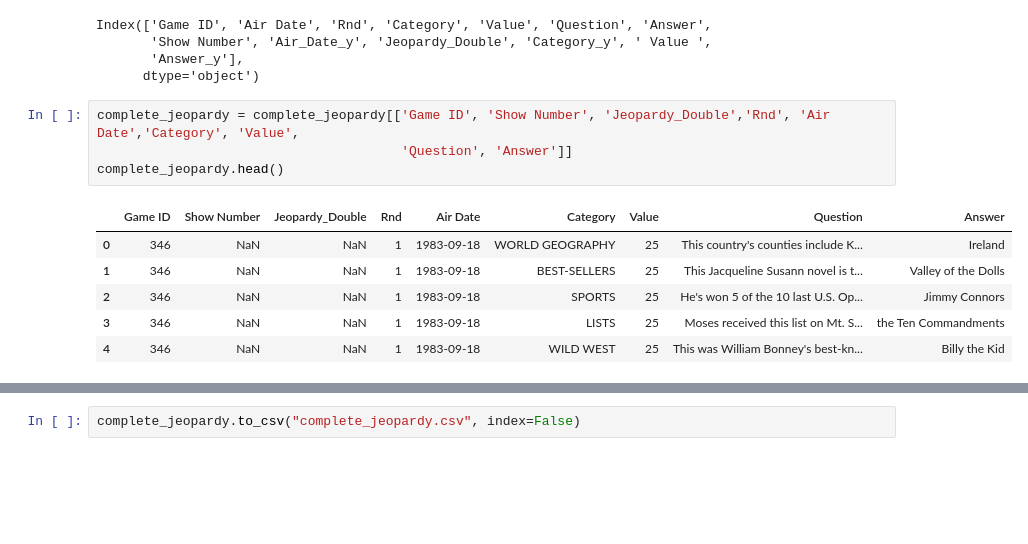
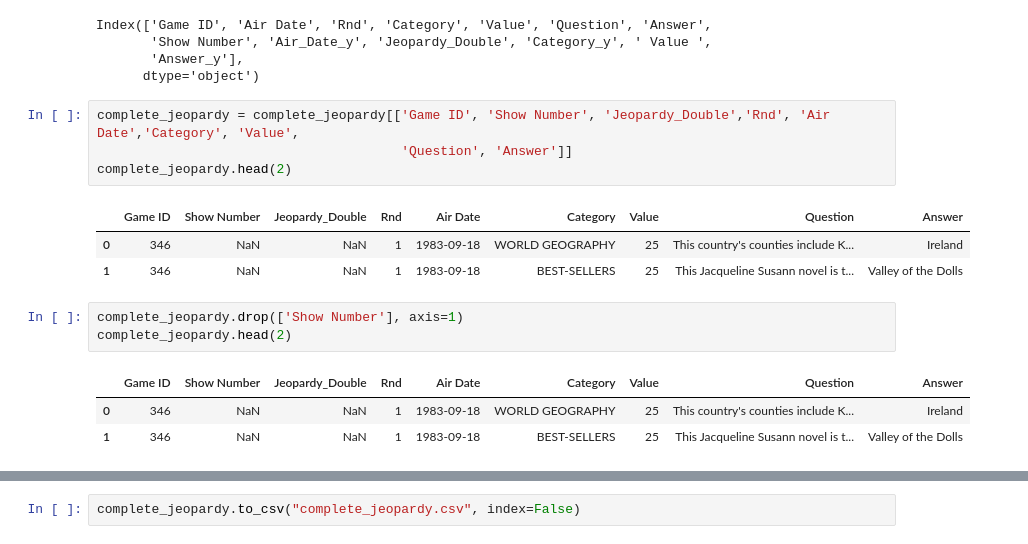
Before and after one commit to minwiley/ETL-Jeopardy, a Jupyter notebook: Jeopardy_ETL.ipynb, the cells around one changed output, grey strips where cells are left out. Cells and saved outputs as stored; diff of their text form; blank space fills up the shorter version.

```diff
--- a/Jeopardy_ETL.ipynb
+++ b/Jeopardy_ETL.ipynb
@@ -105,11 +79,15 @@ Index(['Game ID', 'Air Date', 'Rnd', 'Category', 'Value', 'Question', 'Answer',
 # %%
 complete_jeopardy = complete_jeopardy[['Game ID', 'Show Number', 'Jeopardy_Double','Rnd', 'Air Date','Category', 'Value',
                                        'Question', 'Answer']]
-complete_jeopardy.head()
+complete_jeopardy.head(2)
 # %% [output]
 |  | Game ID | Show Number | Jeopardy_Double | Rnd | Air Date | Category | Value | Question | Answer |
 | 0 | 346 | NaN | NaN | 1 | 1983-09-18 | WORLD GEOGRAPHY | 25 | This country's counties include K... | Ireland |
 | 1 | 346 | NaN | NaN | 1 | 1983-09-18 | BEST-SELLERS | 25 | This Jacqueline Susann novel is t... | Valley of the Dolls |
-| 2 | 346 | NaN | NaN | 1 | 1983-09-18 | SPORTS | 25 | He's won 5 of the 10 last U.S. Op... | Jimmy Connors |
-| 3 | 346 | NaN | NaN | 1 | 1983-09-18 | LISTS | 25 | Moses received this list on Mt. S... | the Ten Commandments |
-| 4 | 346 | NaN | NaN | 1 | 1983-09-18 | WILD WEST | 25 | This was William Bonney's best-kn... | Billy the Kid |
+# %%
+complete_jeopardy.drop(['Show Number'], axis=1)
+complete_jeopardy.head(2)
+# %% [output]
+|  | Game ID | Show Number | Jeopardy_Double | Rnd | Air Date | Category | Value | Question | Answer |
+| 0 | 346 | NaN | NaN | 1 | 1983-09-18 | WORLD GEOGRAPHY | 25 | This country's counties include K... | Ireland |
+| 1 | 346 | NaN | NaN | 1 | 1983-09-18 | BEST-SELLERS | 25 | This Jacqueline Susann novel is t... | Valley of the Dolls |
```
Also changed, not shown: parts of 28 cells of this notebook, 12 other files.
